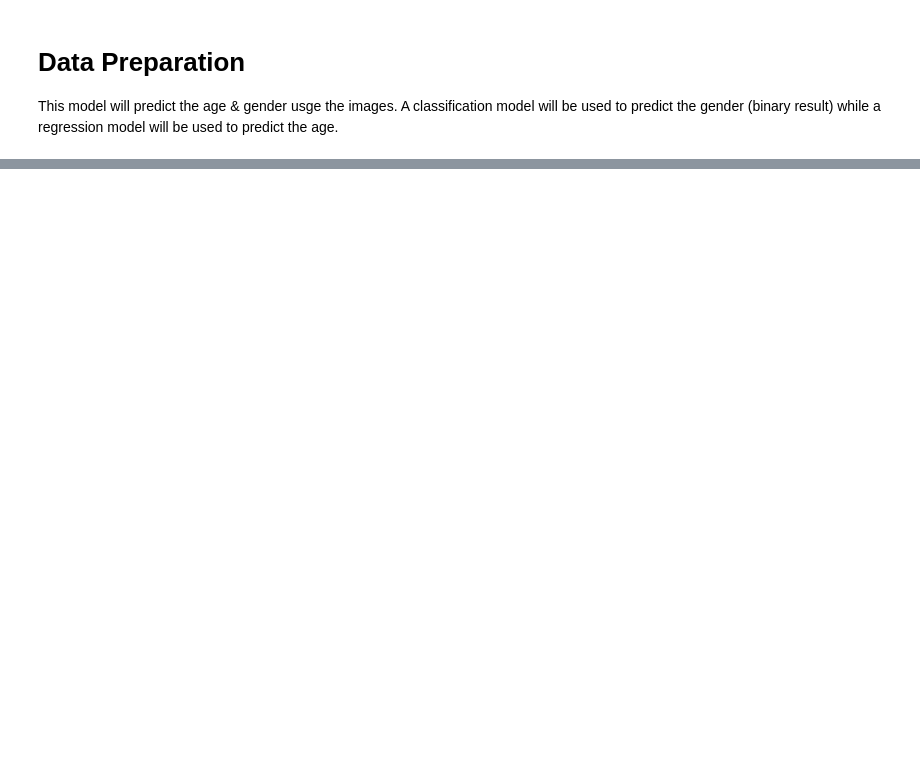
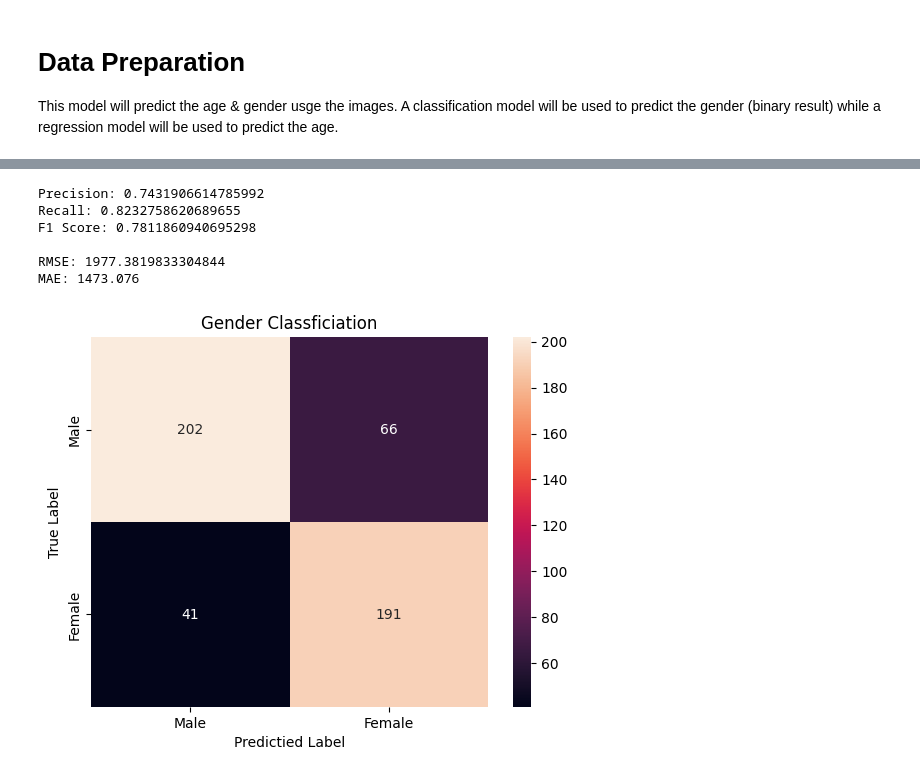
Before and after one commit to mking2014/final-4449-king, a Jupyter notebook: exploration.ipynb, the cells around one changed output, grey strips where cells are left out. Cells and saved outputs as stored; diff of their text form; code cells hidden in the pictures; blank space fills up the shorter version.

```diff
--- a/exploration.ipynb
+++ b/exploration.ipynb
@@ -212,0 +320,3 @@ WARNING:absl:Found untraced functions such as _jit_compiled_convolution_op, _jit
+# %%
+%%time
+actual, preds = get_model_results(model, test[:500])
@@ -213,3 +327,38 @@ WARNING:absl:Found untraced functions such as _jit_compiled_convolution_op, _jit
+# %%
+age_labels = [x[0] for x in actual]
+age_preds = [x[0] for x in preds]
+# %%
+gender_labels = [x[1] for x in actual]
+gender_preds = [x[1] for x in preds]
+# %%
+def evaluate_classification_model(g_labels, g_preds):
+
+  cm = confusion_matrix(g_labels, g_preds)
+  sns.heatmap(cm, annot = True, fmt ='.0f', xticklabels = ['Male', 'Female'], yticklabels=['Male', 'Female'])
+  plt.ylabel('True Label')
+  plt.xlabel('Predictied Label')
+  plt.title('Gender Classficiation')
+  print(f"Precision: {precision_score(g_labels, g_preds)}")
+  print(f"Recall: {recall_score(g_labels, g_preds)}")
+  print(f"F1 Score: {f1_score(g_labels, g_preds)}")
+
+  return
+
+def evaluate_regression_model(a_labels, a_preds):
+  print()
+  print(f"RMSE: {sqrt(mean_squared_error(a_labels, a_preds))}")
+  print(f"MAE: {mean_absolute_error(a_labels, a_preds)}")
+
+evaluate_classification_model(gender_labels, gender_preds)
+evaluate_regression_model(age_labels, age_preds)
+# %% [output]
+Precision: 0.7431906614785992
+Recall: 0.8232758620689655
+F1 Score: 0.7811860940695298
+
+RMSE: 1977.3819833304844
+MAE: 1473.076
+[figure, added]
 # %%
 # plot results for gender
 acc = history.history['gender_out_accuracy']
```
Also changed, not shown: parts of 32 cells of this notebook.
